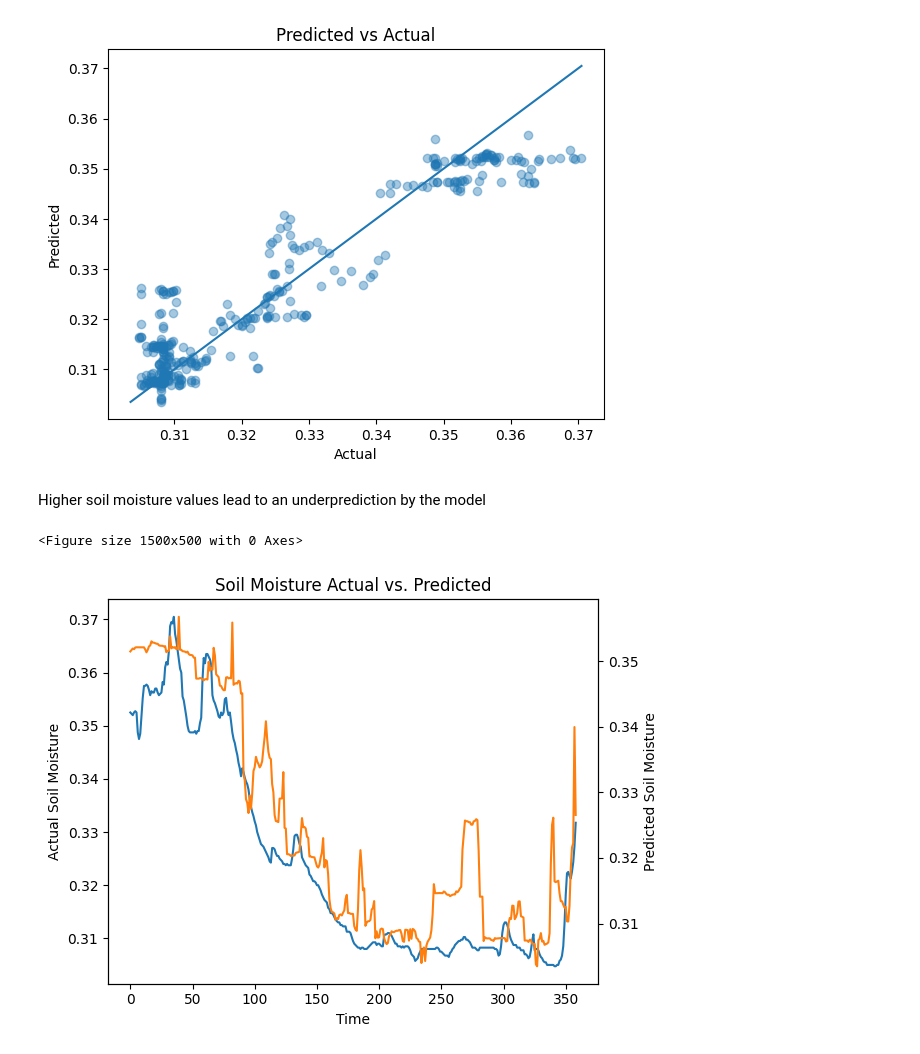
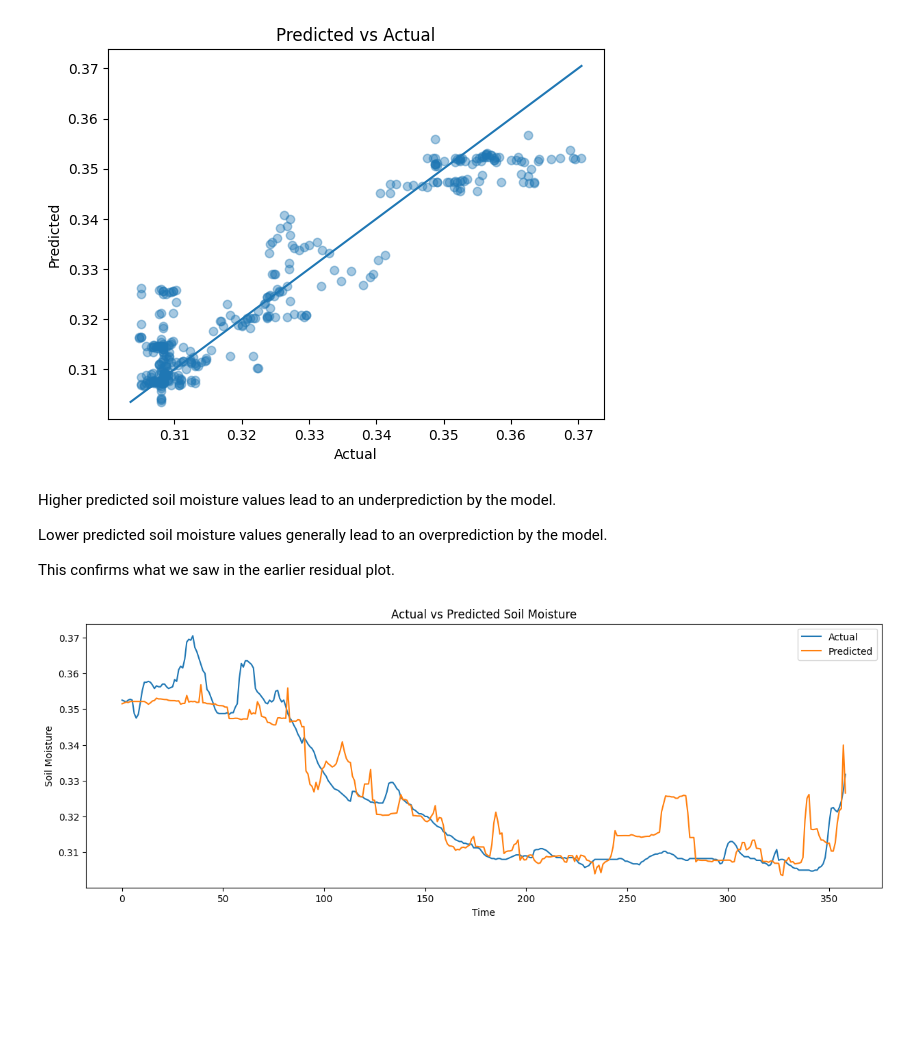
Before and after one commit to ssimkani/smart_irrigation, a Jupyter notebook: notebook.ipynb, the cells around one changed output. Saved outputs shown, nothing was run; the diff lists cells and outputs as text; code cells hidden in the pictures; blank space fills up the shorter version.

```diff
--- a/notebook.ipynb
+++ b/notebook.ipynb
@@ -254,23 +240,19 @@ plt.show()
 # %% [output]
 [figure]
 # %% [markdown]
-Higher soil moisture values lead to an underprediction by the model
+Higher predicted soil moisture values lead to an underprediction by the model.
+
+Lower predicted soil moisture values generally lead to an overprediction by the model.
+
+This confirms what we saw in the earlier residual plot.
-# %%
-plt.figure(figsize=(15, 5))
-fig, ax1 = plt.subplots()
-
-ax1.plot(actual)
-ax1.set_xlabel("Time")
-ax1.set_ylabel("Actual Soil Moisture")
-
-ax2 = ax1.twinx()
-ax2.plot(predicted, color=color_pal[1])
-ax2.set_ylabel("Predicted Soil Moisture")
-
-plt.title("Soil Moisture Actual vs. Predicted")
-plt.xticks(rotation=45)
-plt.tight_layout()
-plt.show()
-# %% [output]
-<Figure size 1500x500 with 0 Axes>
-[figure, removed]
+# %%
+plt.figure(figsize=(15,5))
+plt.plot(actual, label="Actual")
+plt.plot(predicted, label="Predicted")
+plt.xlabel("Time")
+plt.ylabel("Soil Moisture")
+plt.title("Actual vs Predicted Soil Moisture")
+plt.legend()
+plt.show()
+# %% [output]
+[figure, added]
```
Also changed, not shown: parts of 14 cells of this notebook.
